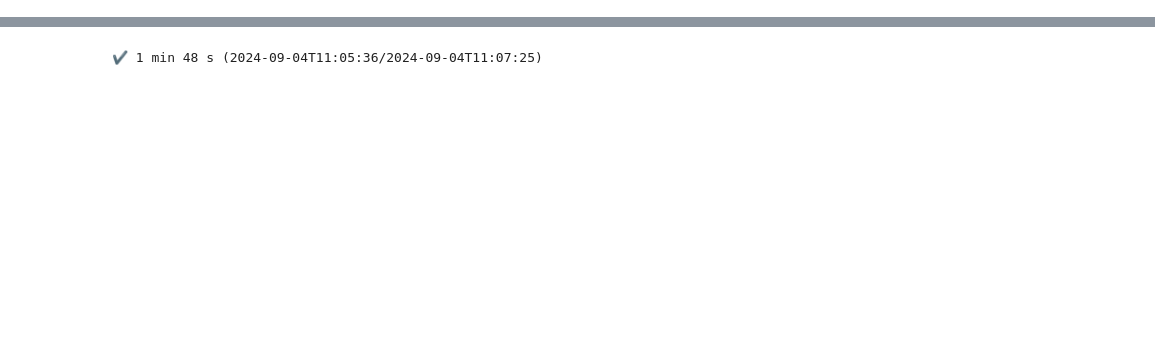
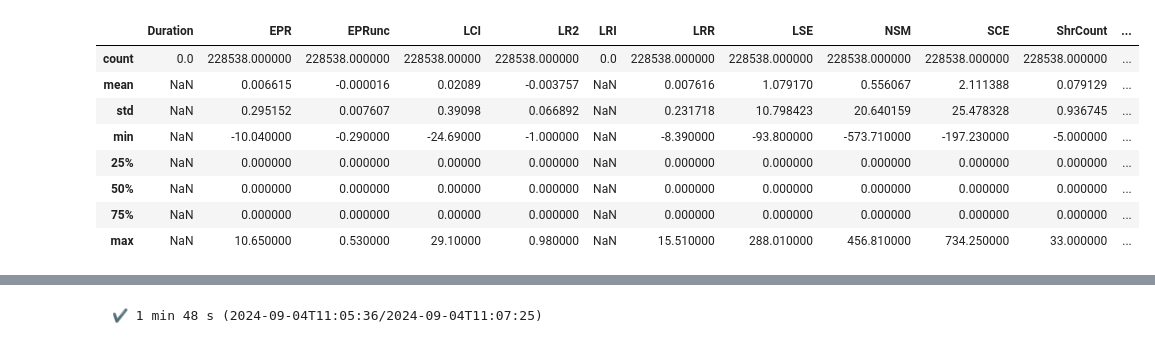
Before and after one commit to UoA-eResearch/retrolens, a Jupyter notebook: DSAS.ipynb, the cells around one changed output, grey strips where cells are left out. Cells and saved outputs as stored; diff of their text form; code cells hidden in the pictures; blank space fills up the shorter version.

```diff
--- a/DSAS.ipynb
+++ b/DSAS.ipynb
@@ -167,0 +185,3 @@ time: 52 ms (started: 2025-12-01 17:26:13 +13:00)
+# %%
+(rates.set_index("UniqueID").select_dtypes(include=['float64']) - DSAS_rates.set_index("UniqueID").select_dtypes(include=['float64'])).describe()
+# %% [output]
@@ -168,3 +189,12 @@ time: 52 ms (started: 2025-12-01 17:26:13 +13:00)
+|  | Duration | EPR | EPRunc | LCI | LR2 | LRI | LRR | LSE | NSM | SCE | ShrCount | ... |
+| count | 0.0 | 228538.000000 | 228538.000000 | 228538.00000 | 228538.000000 | 0.0 | 228538.000000 | 228538.000000 | 228538.000000 | 228538.000000 | 228538.000000 | ... |
+| mean | NaN | 0.006615 | -0.000016 | 0.02089 | -0.003757 | NaN | 0.007616 | 1.079170 | 0.556067 | 2.111388 | 0.079129 | ... |
+| std | NaN | 0.295152 | 0.007607 | 0.39098 | 0.066892 | NaN | 0.231718 | 10.798423 | 20.640159 | 25.478328 | 0.936745 | ... |
+| min | NaN | -10.040000 | -0.290000 | -24.69000 | -1.000000 | NaN | -8.390000 | -93.800000 | -573.710000 | -197.230000 | -5.000000 | ... |
+| 25% | NaN | 0.000000 | 0.000000 | 0.00000 | 0.000000 | NaN | 0.000000 | 0.000000 | 0.000000 | 0.000000 | 0.000000 | ... |
+| 50% | NaN | 0.000000 | 0.000000 | 0.00000 | 0.000000 | NaN | 0.000000 | 0.000000 | 0.000000 | 0.000000 | 0.000000 | ... |
+| 75% | NaN | 0.000000 | 0.000000 | 0.00000 | 0.000000 | NaN | 0.000000 | 0.000000 | 0.000000 | 0.000000 | 0.000000 | ... |
+| max | NaN | 10.650000 | 0.530000 | 29.10000 | 0.980000 | NaN | 15.510000 | 288.010000 | 456.810000 | 734.250000 | 33.000000 | ... |
 # %%
 points = pd.concat(gpd.read_file(f) for f in glob("Data for testing/Unique_ID_points/*.shp"))
 points
```
Also changed, not shown: parts of 12 cells of this notebook, 1 other file.
